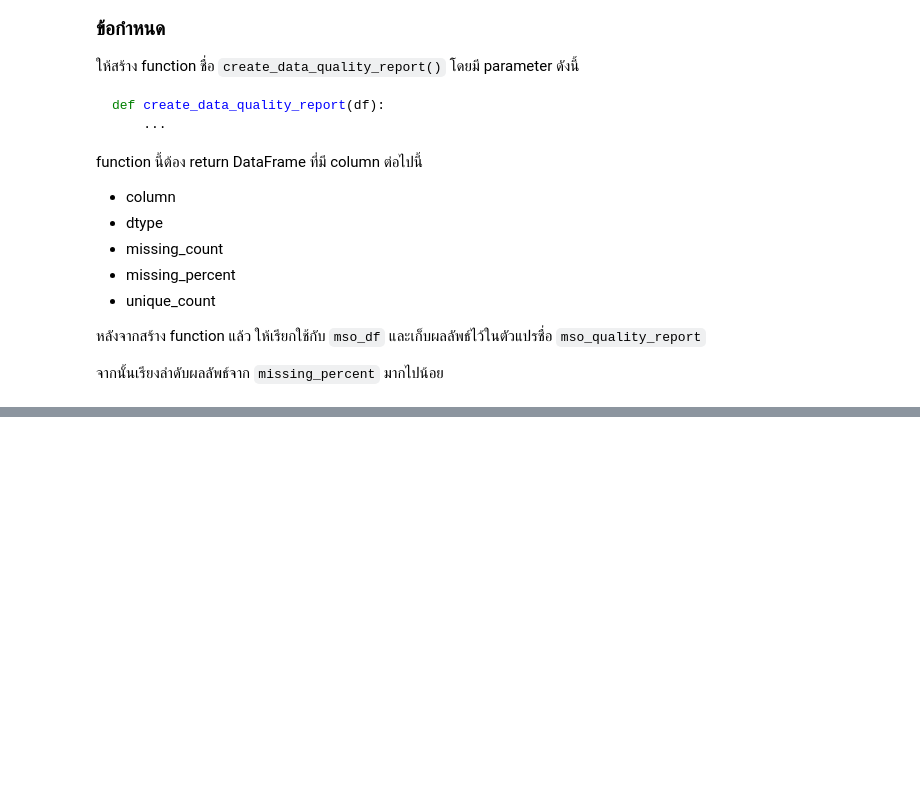
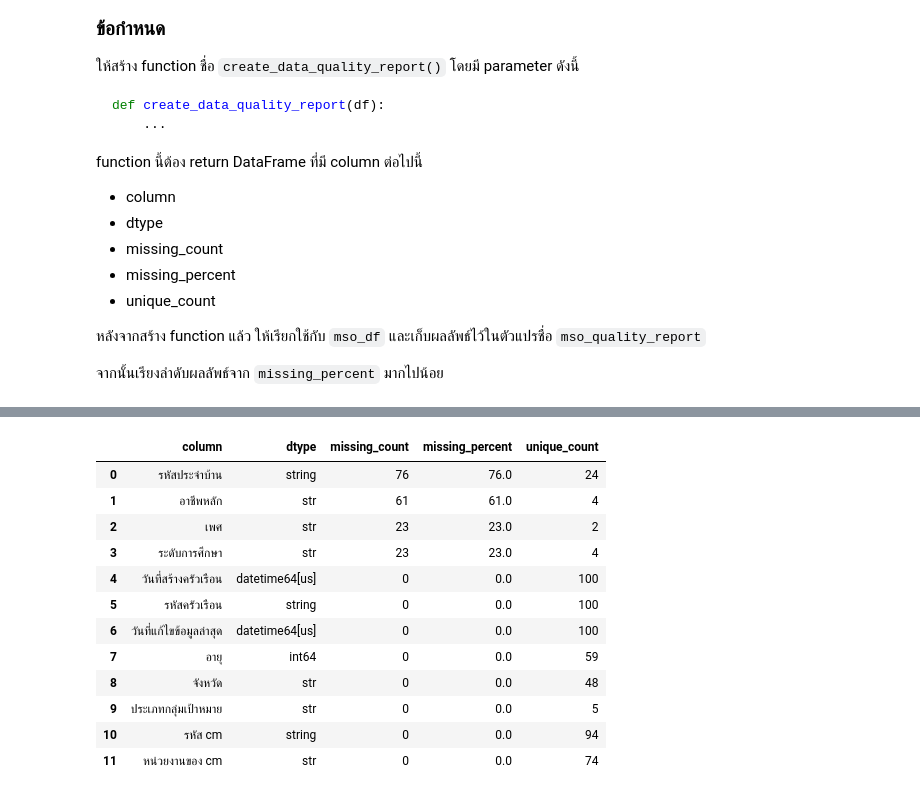
Before and after one commit to vivatbdi/MSDHS_OJT, a Jupyter notebook: py-jupyter_docker/course/day3/09_EDA.ipynb, the cells around one changed output, grey strips where cells are left out. Cells and saved outputs as stored; diff of their text form; code cells hidden in the pictures; blank space fills up the shorter version.

```diff
--- a/py-jupyter_docker/course/day3/09_EDA.ipynb
+++ b/py-jupyter_docker/course/day3/09_EDA.ipynb
@@ -1057,0 +1605,22 @@ function นี้ต้อง return DataFrame ที่มี column ต่อ
+# %%
+mso_quality_report = (
+    create_data_quality_report(
+        mso_df
+    )
+)
+
+mso_quality_report
+# %% [output]
+|  | column | dtype | missing_count | missing_percent | unique_count |
+| 0 | รหัสประจำบ้าน | string | 76 | 76.0 | 24 |
+| 1 | อาชีพหลัก | str | 61 | 61.0 | 4 |
+| 2 | เพศ | str | 23 | 23.0 | 2 |
+| 3 | ระดับการศึกษา | str | 23 | 23.0 | 4 |
+| 4 | วันที่สร้างครัวเรือน | datetime64[us] | 0 | 0.0 | 100 |
+| 5 | รหัสครัวเรือน | string | 0 | 0.0 | 100 |
+| 6 | วันที่แก้ไขข้อมูลล่าสุด | datetime64[us] | 0 | 0.0 | 100 |
+| 7 | อายุ | int64 | 0 | 0.0 | 59 |
+| 8 | จังหวัด | str | 0 | 0.0 | 48 |
+| 9 | ประเภทกลุ่มเป้าหมาย | str | 0 | 0.0 | 5 |
+| 10 | รหัส cm | string | 0 | 0.0 | 94 |
+| 11 | หน่วยงานของ cm | str | 0 | 0.0 | 74 |
```
Also changed, not shown: parts of 143 cells of this notebook.
